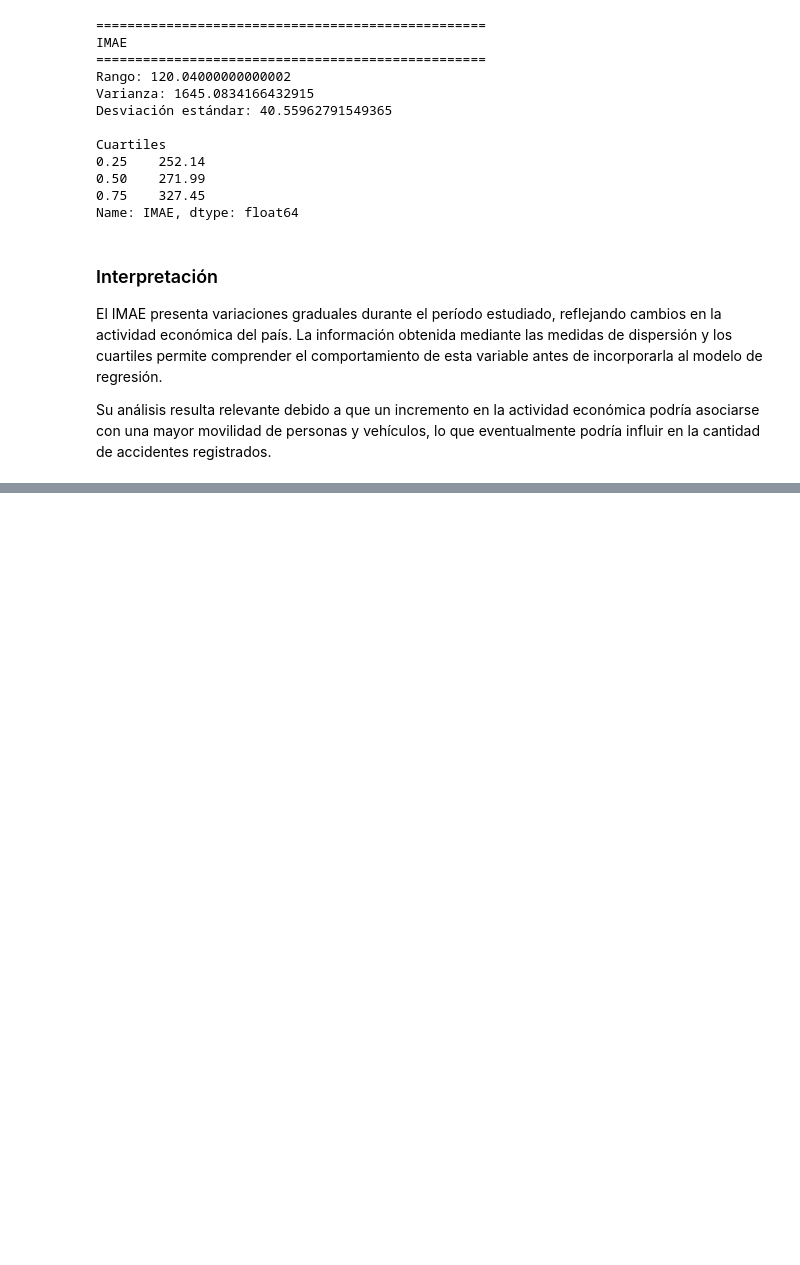
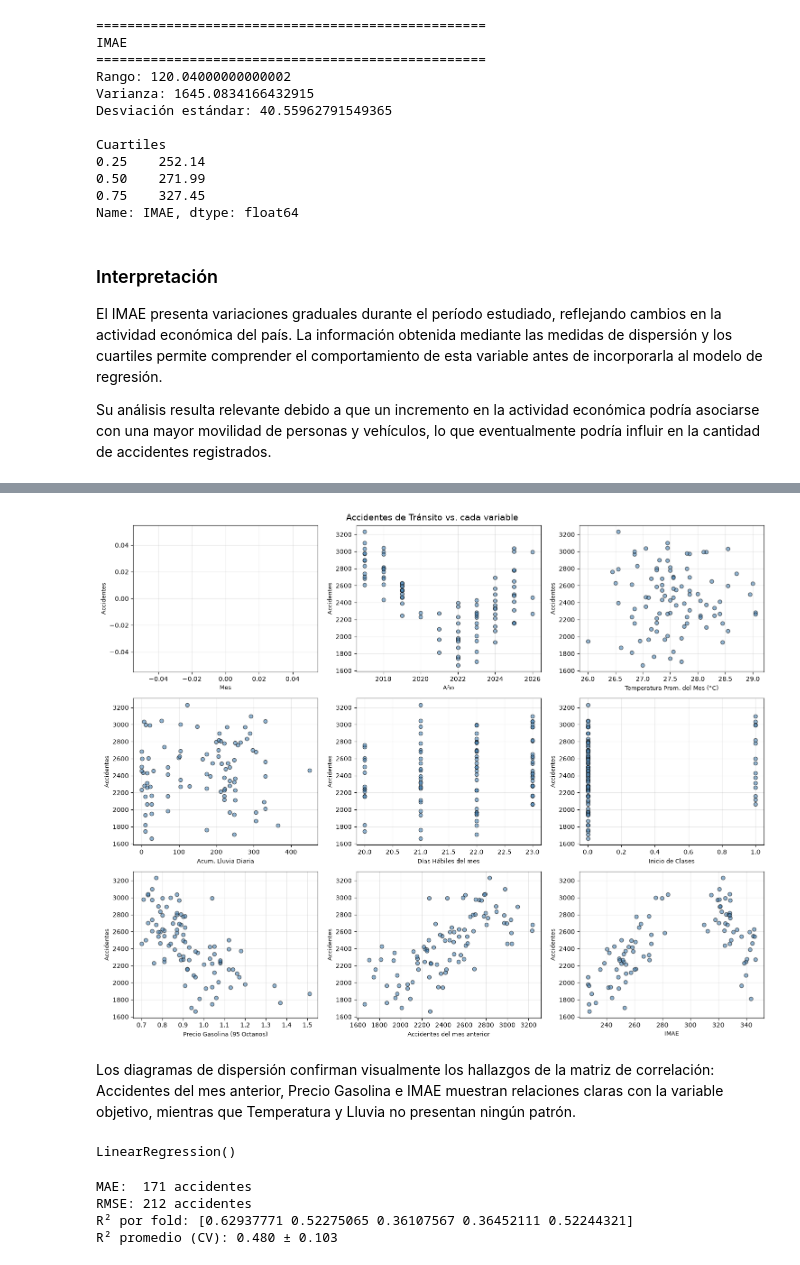
Before and after one commit to Mikael-NoFeik/accidentes-transito-panama, a Jupyter notebook: Notebooks/Resumen.ipynb, the cells around one changed output, grey strips where cells are left out. Cells and saved outputs as stored; diff of their text form; code cells hidden in the pictures; blank space fills up the shorter version.

```diff
--- a/Notebooks/Resumen.ipynb
+++ b/Notebooks/Resumen.ipynb
@@ -361,0 +381,61 @@ Su análisis resulta relevante debido a que un incremento en la actividad econó
+# %%
+features = ['Mes', 'Año', 'Temperatura Prom. del Mes (°C)', 'Acum. Lluvia Diaria',
+            'Días Hábiles del mes', 'Inicio de Clases', 'Precio Gasolina (95 Octanos)',
+            'Accidentes del mes anterior', 'IMAE']
+
+fig, axes = plt.subplots(3, 3, figsize=(15, 12))
+axes = axes.flatten()
+
+for i, feature in enumerate(features):
+    axes[i].scatter(df[feature], df['Accidentes'], alpha=0.6, color='steelblue', edgecolor='black')
+    axes[i].set_xlabel(feature, fontsize=9)
+    axes[i].set_ylabel('Accidentes', fontsize=9)
+    axes[i].grid(alpha=0.3)
+
+plt.suptitle('Accidentes de Tránsito vs. cada variable', fontsize=14)
+plt.tight_layout()
+plt.show()
+# %% [output]
+[figure, added]
+# %% [markdown]
+Los diagramas de dispersión confirman visualmente los hallazgos de la matriz de correlación: Accidentes del mes anterior, Precio Gasolina e IMAE muestran relaciones claras con la variable objetivo, mientras que Temperatura y Lluvia no presentan ningún patrón.
+# %%
+features = features = ['Accidentes del mes anterior', 'Precio Gasolina (95 Octanos)', 'Año']
+
+X = df[features]
+y = df['Accidentes']
+
+from sklearn.model_selection import train_test_split
+
+X_train, X_test, y_train, y_test = train_test_split(
+    X, y, test_size=0.2, random_state=42
+)
+
+model = LinearRegression()
+model.fit(X_train, y_train)
+# %% [output]
+LinearRegression()
+# %%
+from sklearn.metrics import mean_absolute_error, mean_squared_error
+from sklearn.model_selection import cross_val_score
+import numpy as np
+
+y_pred = model.predict(X_test)
+
+mae  = mean_absolute_error(y_test, y_pred)
+rmse = np.sqrt(mean_squared_error(y_test, y_pred))
+from sklearn.model_selection import KFold
+
+kf = KFold(n_splits=5, shuffle=True, random_state=42)
+scores = cross_val_score(model, X, y, cv=kf, scoring='r2')
+
+
+print(f"MAE:  {mae:.0f} accidentes")
+print(f"RMSE: {rmse:.0f} accidentes")
+print(f"R² por fold: {scores}")
+print(f"R² promedio (CV): {scores.mean():.3f} ± {scores.std():.3f}")
+# %% [output]
+MAE:  171 accidentes
+RMSE: 212 accidentes
+R² por fold: [0.62937771 0.52275065 0.36107567 0.36452111 0.52244321]
+R² promedio (CV): 0.480 ± 0.103
```
Also changed, not shown: parts of 4 cells of this notebook, 1 other file.
